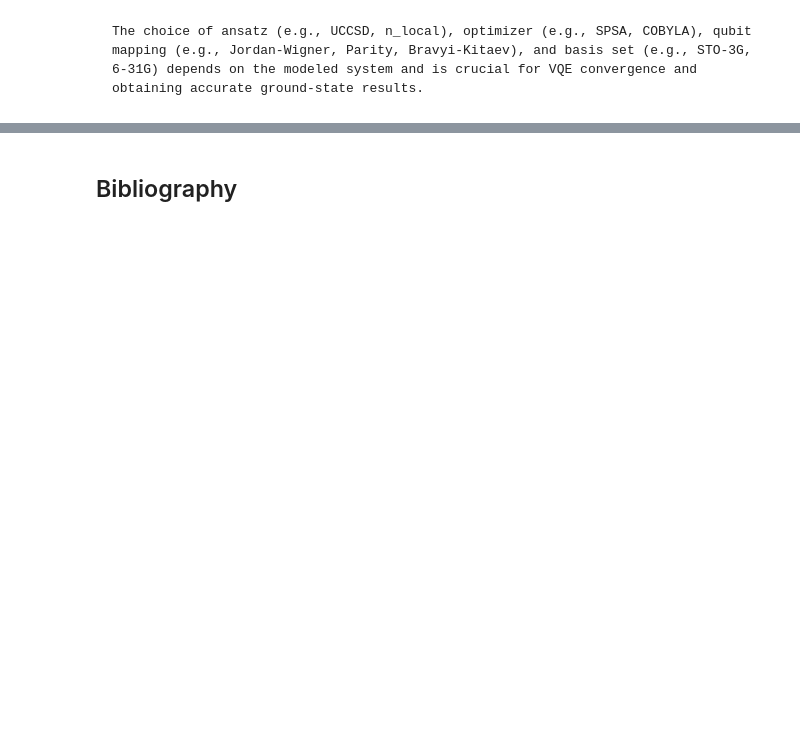
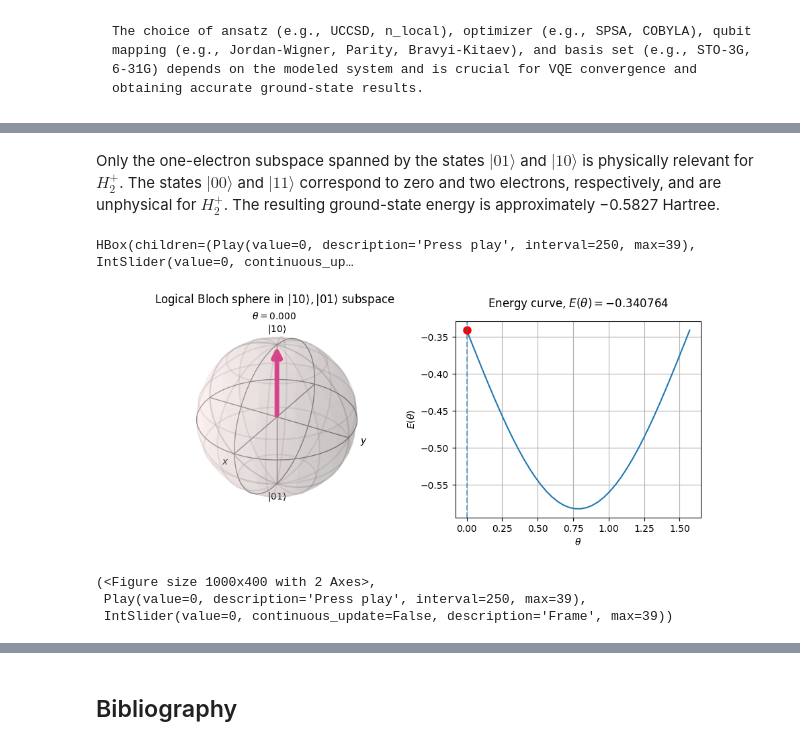
Before and after one commit to QTechEdu/QTech_notebooks, a Jupyter notebook: Quantum-computing.ipynb, the cells around one changed output, grey strips where cells are left out. Drawn from its saved outputs; the diff is of its cells as text; code cells hidden in the pictures; blank space fills up the shorter version.

```diff
--- a/Quantum-computing.ipynb
+++ b/Quantum-computing.ipynb
@@ -1134,0 +1642,26 @@ Qiskit provides various types of ansatz and choice of ansatz depends on the phys
+# %% [markdown]
+Only the one-electron subspace spanned by the states $|01\rangle$ and $|10\rangle$ is physically relevant for $H_2^+$.
+The states $|00\rangle$ and $|11\rangle$ correspond to zero and two electrons, respectively, and are unphysical for $H_2^+$.
+The resulting ground-state energy is approximately −0.5827 Hartree.
+# %%
+# Interactive Bloch sphere + energy curve visualization for a 1-qubit logical state.
+%matplotlib widget
+import importlib
+import bloch.show_bloch_VQE
+importlib.reload(bloch.show_bloch_VQE)
+
+from bloch.show_bloch_VQE import show_bloch_energy, bloch_vector_h2plus
+
+theta_vals = np.linspace(0, math.pi/2, 40)
+energy_vals = np.array([energy(t) for t in theta_vals])
+show_bloch_energy(energy_vals,
+                  theta_vals,
+                  bloch_func=bloch_vector_h2plus,
+                  figure_description=r"Logical Bloch sphere in $|10\rangle, |01\rangle$ subspace",
+                    z_labels=(r"$|10\rangle$", r"$|01\rangle$") )
+# %% [output]
+HBox(children=(Play(value=0, description='Press play', interval=250, max=39), IntSlider(value=0, continuous_up…
+[figure, added]
+(<Figure size 1000x400 with 2 Axes>,
+ Play(value=0, description='Press play', interval=250, max=39),
+ IntSlider(value=0, continuous_update=False, description='Frame', max=39))
```
Also changed, not shown: parts of 54 cells of this notebook, 1 other file.
